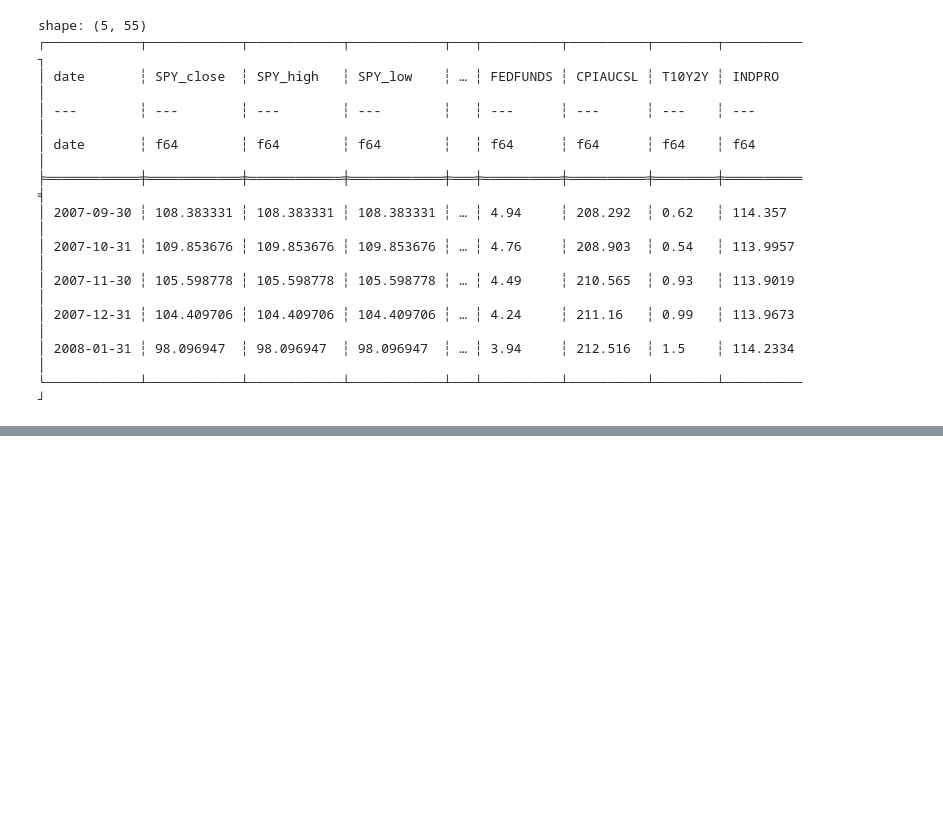
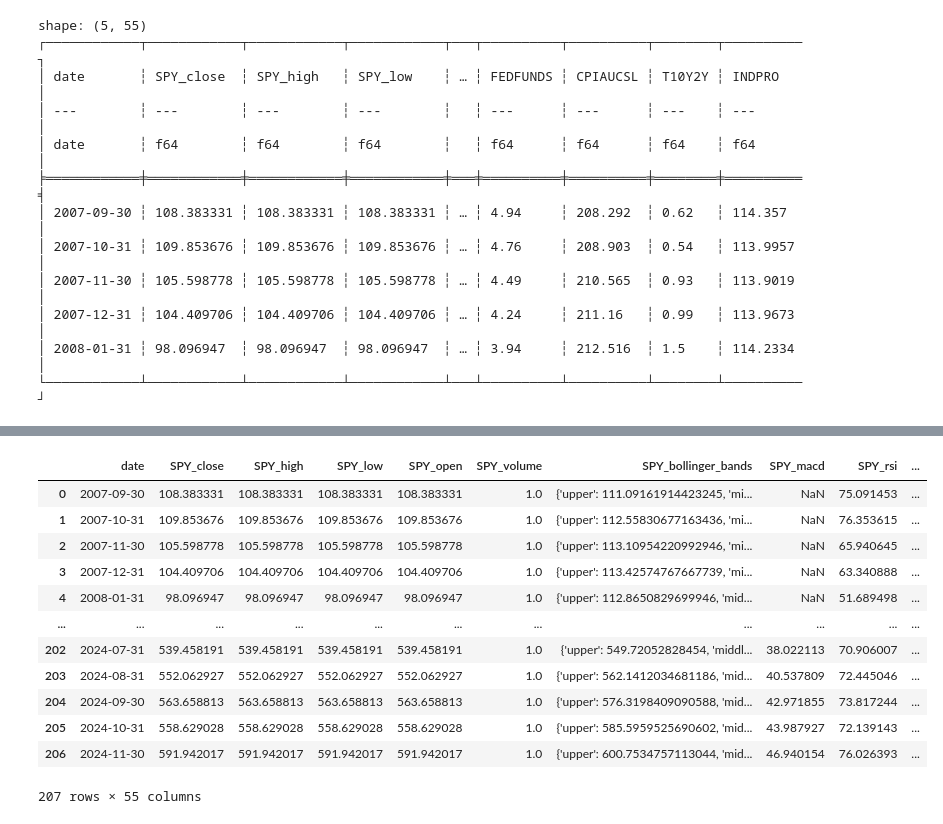
Before and after one commit to tgoneill24/AMS520FinalProject, a Jupyter notebook: ETF_FeatureEngineering_Edited.ipynb, the cells around one changed output, grey strips where cells are left out. Drawn from its saved outputs; the diff is of its cells as text; code cells hidden in the pictures; blank space fills up the shorter version.

```diff
--- a/ETF_FeatureEngineering_Edited.ipynb
+++ b/ETF_FeatureEngineering_Edited.ipynb
@@ -75,2 +92,4 @@ shape: (5, 55)
 # %%
-final_df
+#DataFrame was using the polars module. I converted it into a pandas DataFrame because csv does not work well with nested information.
+#Resulting DF may end up looking weird but it should still be usable since the data can be extracted properly regardless
+final_df_pandas = final_df.to_pandas()
@@ -91,0 +96,16 @@ shape: (207, 55)
+# %%
+final_df_pandas
+# %% [output]
+|  | date | SPY_close | SPY_high | SPY_low | SPY_open | SPY_volume | SPY_bollinger_bands | SPY_macd | SPY_rsi | ... |
+| 0 | 2007-09-30 | 108.383331 | 108.383331 | 108.383331 | 108.383331 | 1.0 | {'upper': 111.09161914423245, 'mi... | NaN | 75.091453 | ... |
+| 1 | 2007-10-31 | 109.853676 | 109.853676 | 109.853676 | 109.853676 | 1.0 | {'upper': 112.55830677163436, 'mi... | NaN | 76.353615 | ... |
+| 2 | 2007-11-30 | 105.598778 | 105.598778 | 105.598778 | 105.598778 | 1.0 | {'upper': 113.10954220992946, 'mi... | NaN | 65.940645 | ... |
+| 3 | 2007-12-31 | 104.409706 | 104.409706 | 104.409706 | 104.409706 | 1.0 | {'upper': 113.42574767667739, 'mi... | NaN | 63.340888 | ... |
+| 4 | 2008-01-31 | 98.096947 | 98.096947 | 98.096947 | 98.096947 | 1.0 | {'upper': 112.8650829699946, 'mid... | NaN | 51.689498 | ... |
+| ... | ... | ... | ... | ... | ... | ... | ... | ... | ... | ... |
+| 202 | 2024-07-31 | 539.458191 | 539.458191 | 539.458191 | 539.458191 | 1.0 | {'upper': 549.72052828454, 'middl... | 38.022113 | 70.906007 | ... |
+| 203 | 2024-08-31 | 552.062927 | 552.062927 | 552.062927 | 552.062927 | 1.0 | {'upper': 562.1412034681186, 'mid... | 40.537809 | 72.445046 | ... |
+| 204 | 2024-09-30 | 563.658813 | 563.658813 | 563.658813 | 563.658813 | 1.0 | {'upper': 576.3198409090588, 'mid... | 42.971855 | 73.817244 | ... |
+| 205 | 2024-10-31 | 558.629028 | 558.629028 | 558.629028 | 558.629028 | 1.0 | {'upper': 585.5959525690602, 'mid... | 43.987927 | 72.139143 | ... |
+| 206 | 2024-11-30 | 591.942017 | 591.942017 | 591.942017 | 591.942017 | 1.0 | {'upper': 600.7534757113044, 'mid... | 46.940154 | 76.026393 | ... |
+207 rows × 55 columns
```
Also changed, not shown: parts of 5 cells of this notebook.
